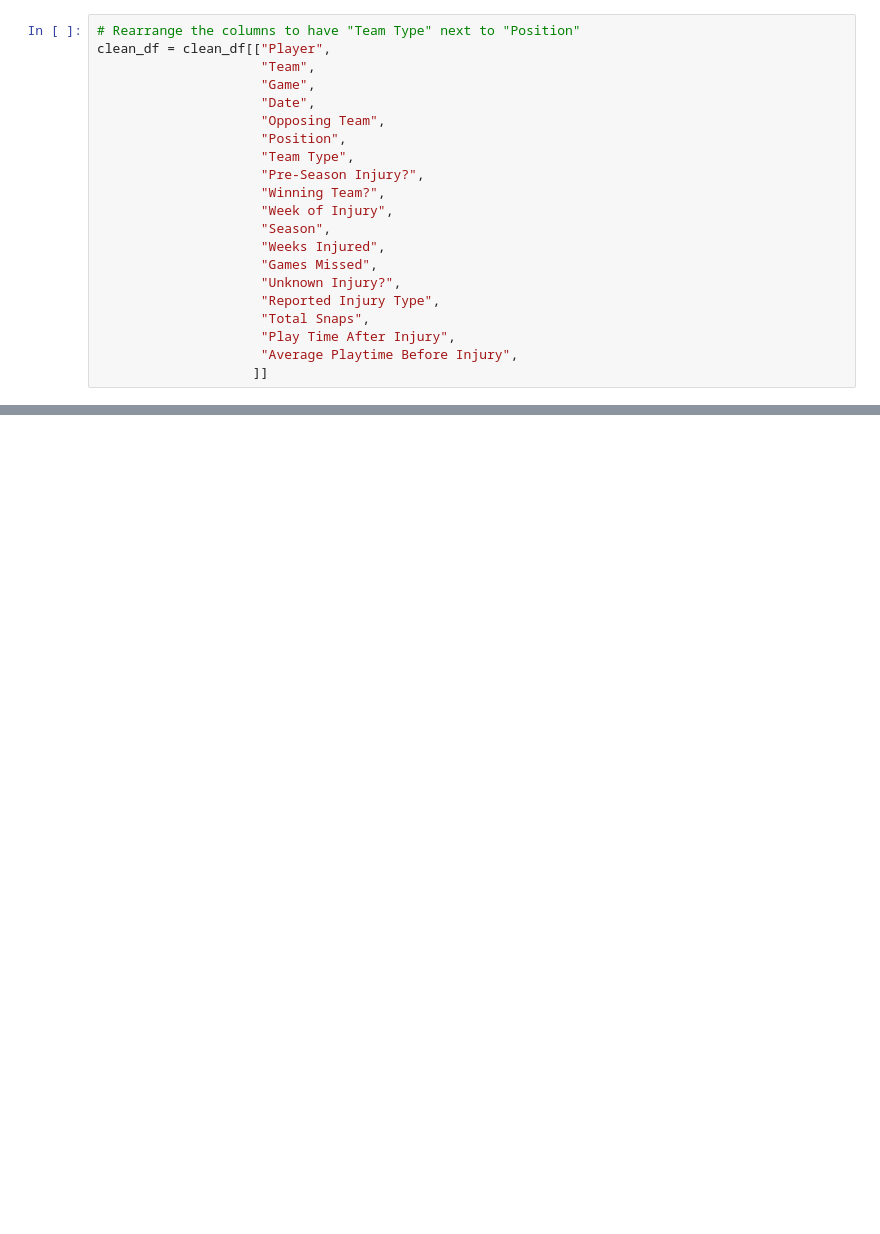
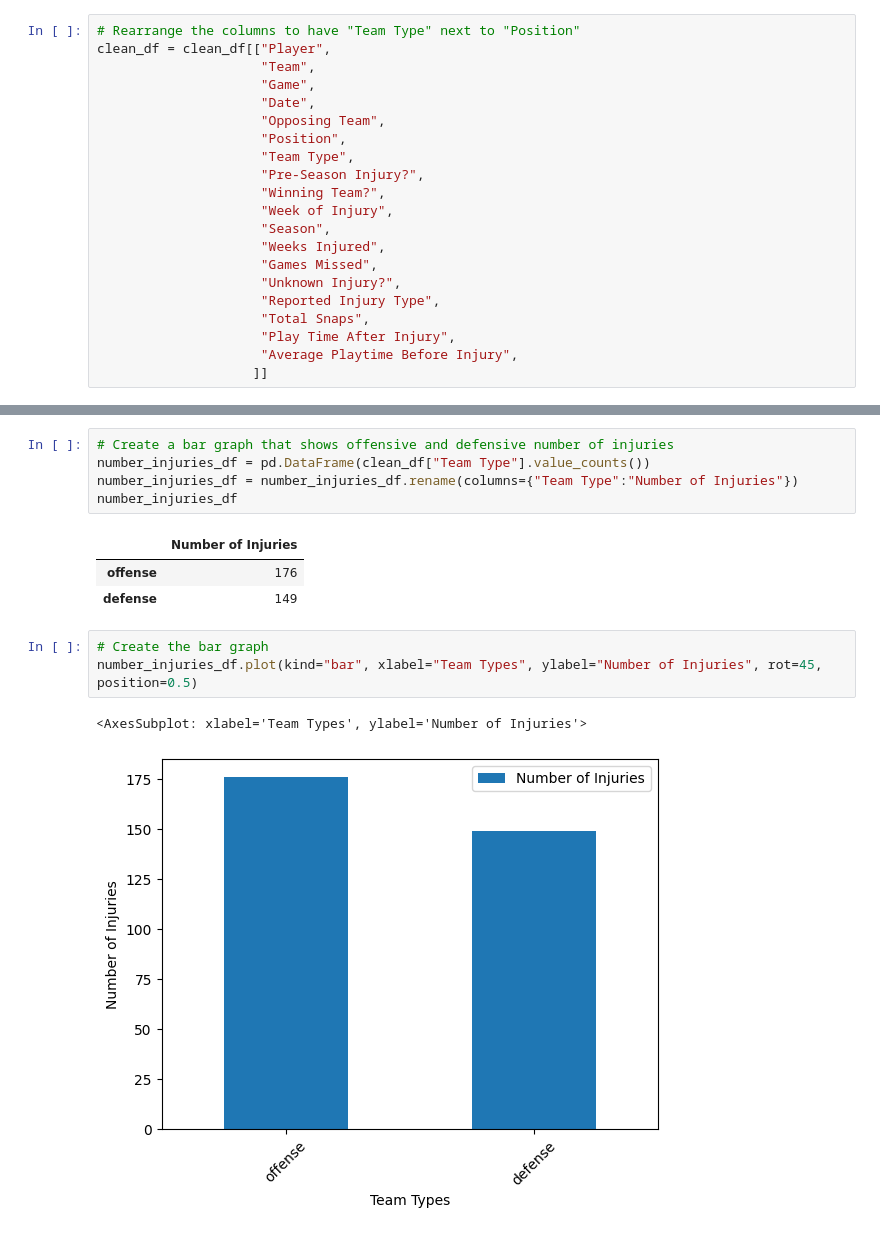
Before and after one commit to DunieCarrasco/nfl_concussion_analysis, a Jupyter notebook: joel_clean_dataframe.ipynb, the cells around one changed output, grey strips where cells are left out. Saved outputs shown, nothing was run; the diff lists cells and outputs as text; blank space fills up the shorter version.

```diff
--- a/joel_clean_dataframe.ipynb
+++ b/joel_clean_dataframe.ipynb
@@ -220,0 +359,15 @@ clean_df
+# %%
+# Create a bar graph that shows offensive and defensive number of injuries
+number_injuries_df = pd.DataFrame(clean_df["Team Type"].value_counts())
+number_injuries_df = number_injuries_df.rename(columns={"Team Type":"Number of Injuries"})
+number_injuries_df
+# %% [output]
+|  | Number of Injuries |
+| offense | 176 |
+| defense | 149 |
+# %%
+# Create the bar graph
+number_injuries_df.plot(kind="bar", xlabel="Team Types", ylabel="Number of Injuries", rot=45, position=0.5)
+# %% [output]
+<AxesSubplot: xlabel='Team Types', ylabel='Number of Injuries'>
+[figure, added]
```
Also changed, not shown: parts of 27 cells of this notebook, 1 other file.
